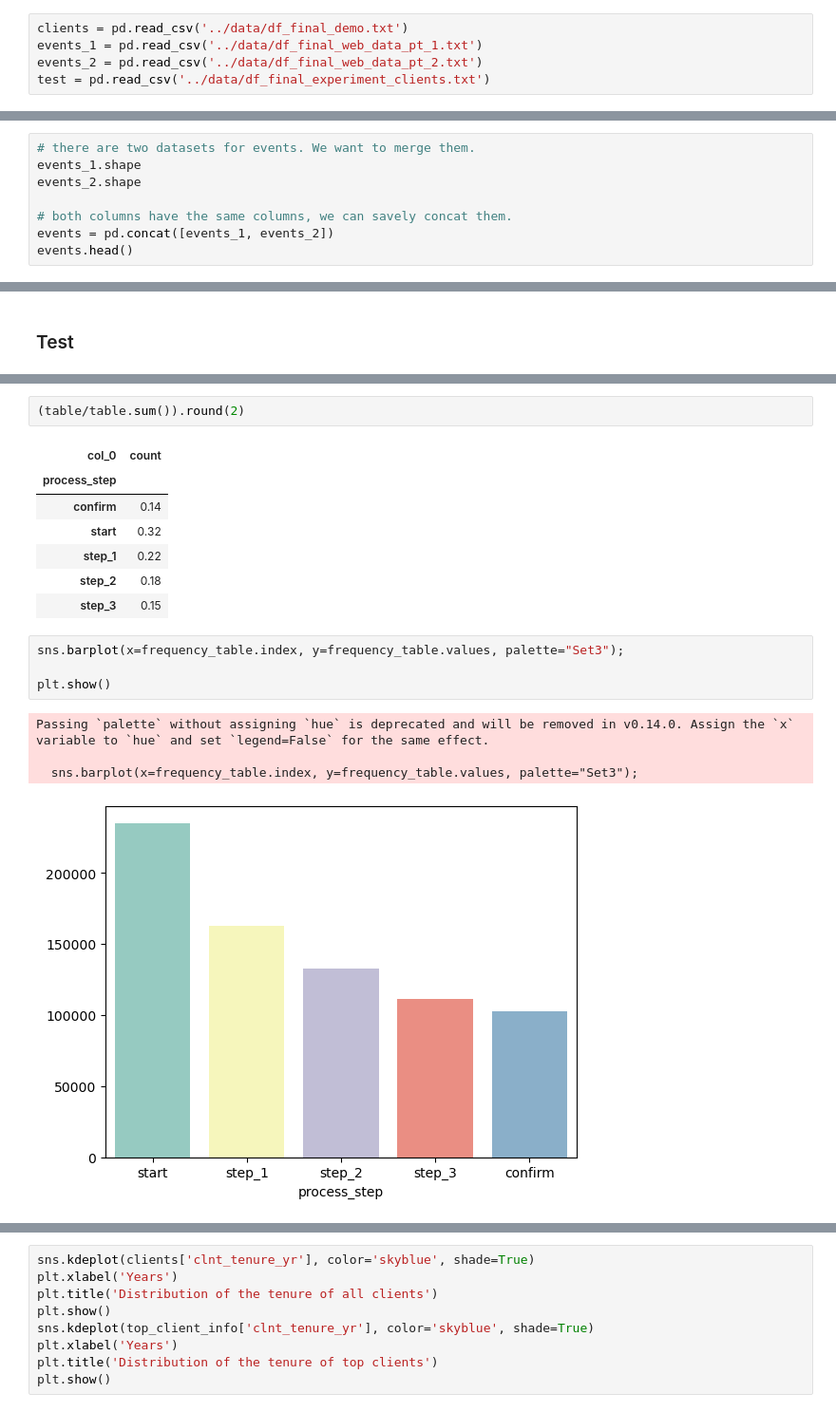
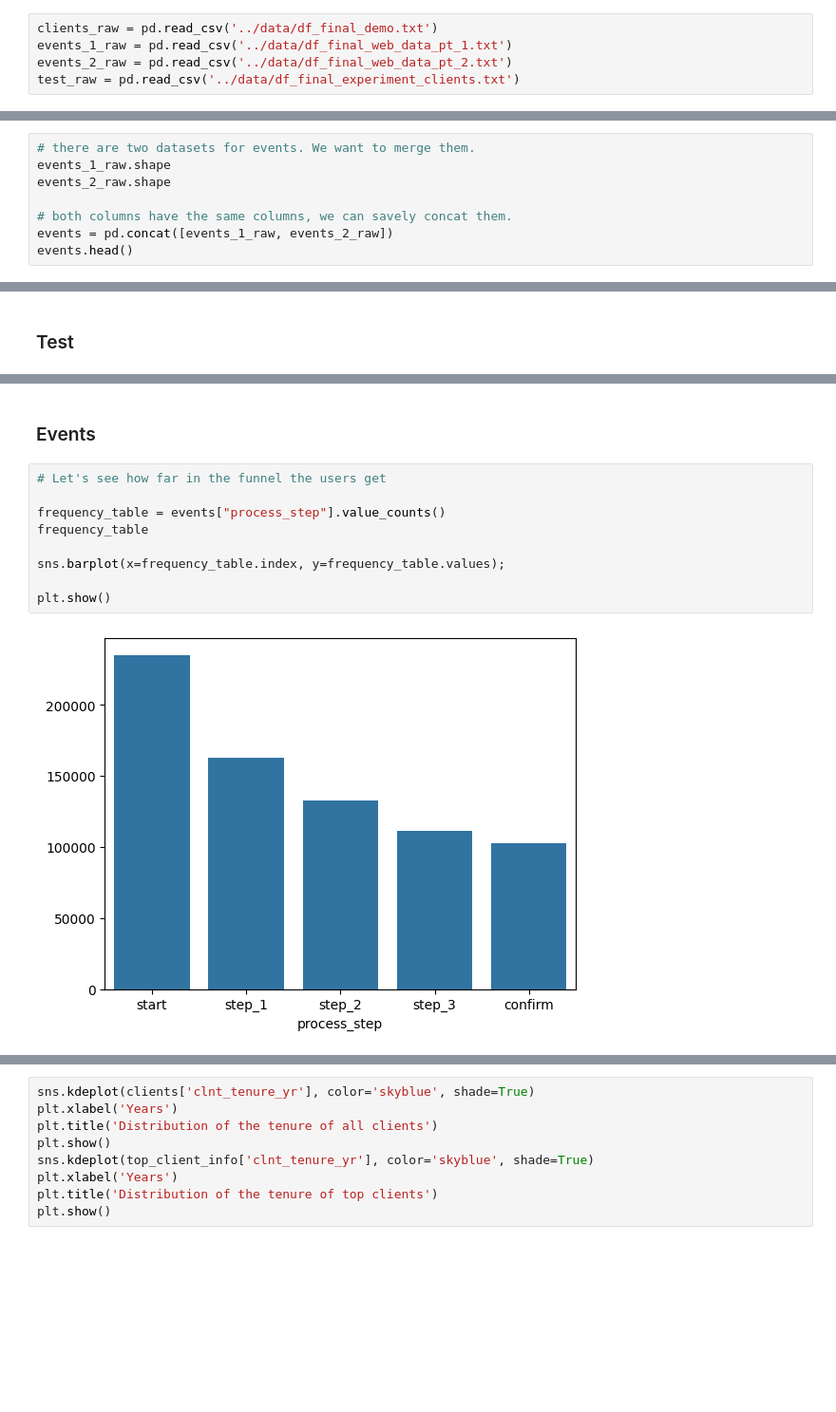
Before and after one commit to almudenamcastro/ironhack-w5-EDA, a Jupyter notebook: notebooks/main.ipynb, the cells around one changed output, grey strips where cells are left out. Shown at 95% size. Saved outputs shown, nothing was run; the diff lists cells and outputs as text; blank space fills up the shorter version.

```diff
--- a/notebooks/main.ipynb
+++ b/notebooks/main.ipynb
@@ -10,8 +11,8 @@ import seaborn as sns
 # %%
-clients = pd.read_csv('../data/df_final_demo.txt')
-events_1 = pd.read_csv('../data/df_final_web_data_pt_1.txt')
-events_2 = pd.read_csv('../data/df_final_web_data_pt_2.txt')
-test = pd.read_csv('../data/df_final_experiment_clients.txt')
+clients_raw = pd.read_csv('../data/df_final_demo.txt')
+events_1_raw = pd.read_csv('../data/df_final_web_data_pt_1.txt')
+events_2_raw = pd.read_csv('../data/df_final_web_data_pt_2.txt')
+test_raw = pd.read_csv('../data/df_final_experiment_clients.txt')
 # %% [markdown]
 ## Data cleaning and exploration
 # %% [markdown]
@@ -108,11 +110,11 @@ for col in clients_num:
 ### Events
 # %%
 # there are two datasets for events. We want to merge them.
-events_1.shape
-events_2.shape
+events_1_raw.shape
+events_2_raw.shape
 
 # both columns have the same columns, we can savely concat them.
-events = pd.concat([events_1, events_2])
+events = pd.concat([events_1_raw, events_2_raw])
 events.head()
 # %% [output]
 |  | client_id | visitor_id | visit_id | process_step | date_time |
@@ -249,19 +248,13 @@ table
-# %%
-(table/table.sum()).round(2)
-# %% [output]
-| col_0 | count |
-| process_step |  |
-| confirm | 0.14 |
-| start | 0.32 |
-| step_1 | 0.22 |
-| step_2 | 0.18 |
-| step_3 | 0.15 |
+# %% [markdown]
+### Events
 # %%
-sns.barplot(x=frequency_table.index, y=frequency_table.values, palette="Set3");
+# Let's see how far in the funnel the users get
+
+frequency_table = events["process_step"].value_counts()
+frequency_table
+
+sns.barplot(x=frequency_table.index, y=frequency_table.values);
 
 plt.show()
 # %% [output]
-Passing `palette` without assigning `hue` is deprecated and will be removed in v0.14.0. Assign the `x` variable to `hue` and set `legend=False` for the same effect.
-
-  sns.barplot(x=frequency_table.index, y=frequency_table.values, palette="Set3");
-[figure, old version]
+[figure, new version]
```
Also changed, not shown: parts of 45 cells of this notebook.
